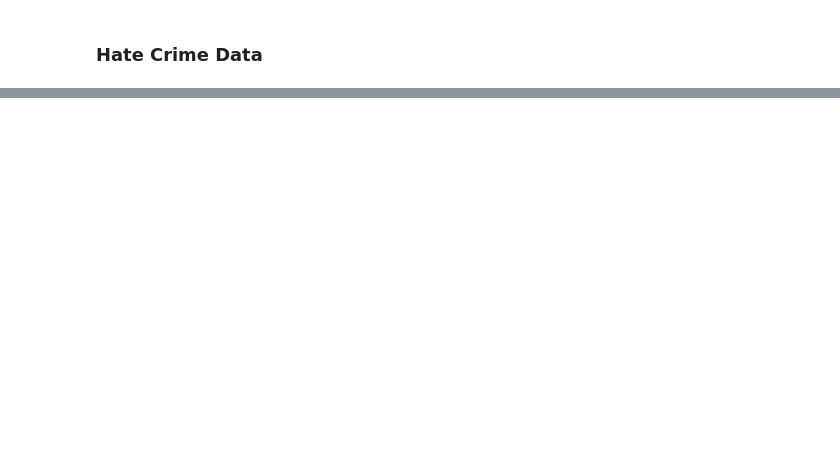
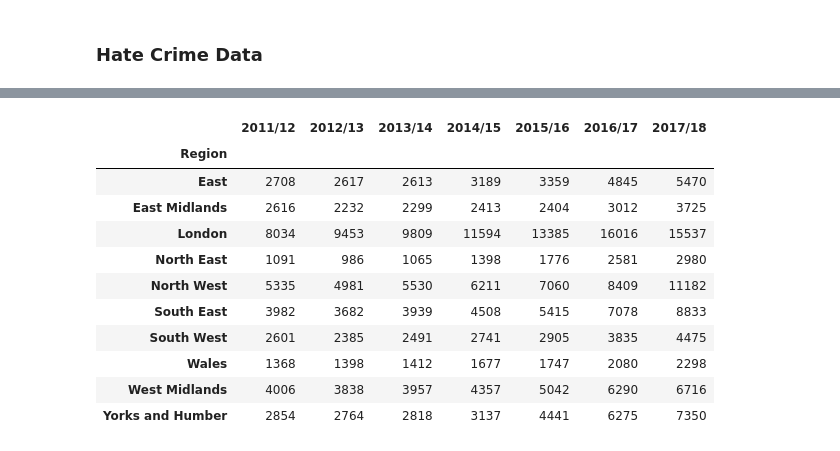
Before and after one commit to h-khandahari/parliament_data, a Jupyter notebook: notebook.ipynb, the cells around one changed output, grey strips where cells are left out. Cells and saved outputs as stored; diff of their text form; code cells hidden in the pictures; blank space fills up the shorter version.

```diff
--- a/notebook.ipynb
+++ b/notebook.ipynb
@@ -78,0 +123,23 @@ dataset2
+# %%
+get_regions = [pfa_to_region[i] for i in dataset3.index]
+get_regions
+# %%
+dataset3 = dataset2.copy()
+dataset3['Region'] = get_regions
+dataset3
+# %%
+dataset4 = dataset3.groupby('Region').sum()
+dataset4
+# %% [output]
+|  | 2011/12 | 2012/13 | 2013/14 | 2014/15 | 2015/16 | 2016/17 | 2017/18 |
+| Region |  |  |  |  |  |  |  |
+| East | 2708 | 2617 | 2613 | 3189 | 3359 | 4845 | 5470 |
+| East Midlands | 2616 | 2232 | 2299 | 2413 | 2404 | 3012 | 3725 |
+| London | 8034 | 9453 | 9809 | 11594 | 13385 | 16016 | 15537 |
+| North East | 1091 | 986 | 1065 | 1398 | 1776 | 2581 | 2980 |
+| North West | 5335 | 4981 | 5530 | 6211 | 7060 | 8409 | 11182 |
+| South East | 3982 | 3682 | 3939 | 4508 | 5415 | 7078 | 8833 |
+| South West | 2601 | 2385 | 2491 | 2741 | 2905 | 3835 | 4475 |
+| Wales | 1368 | 1398 | 1412 | 1677 | 1747 | 2080 | 2298 |
+| West Midlands | 4006 | 3838 | 3957 | 4357 | 5042 | 6290 | 6716 |
+| Yorks and Humber | 2854 | 2764 | 2818 | 3137 | 4441 | 6275 | 7350 |
```
Also changed, not shown: parts of 12 cells of this notebook.
